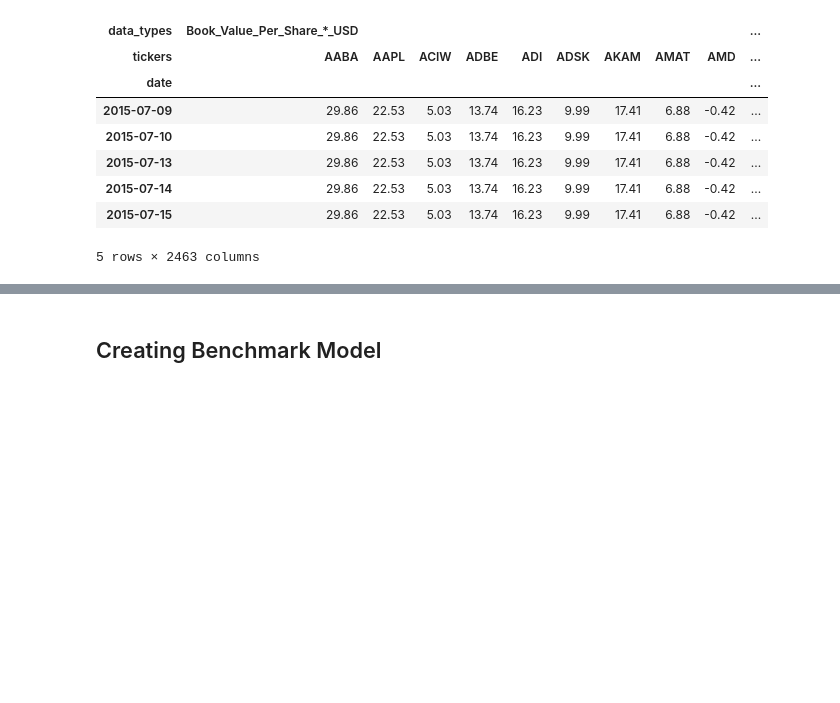
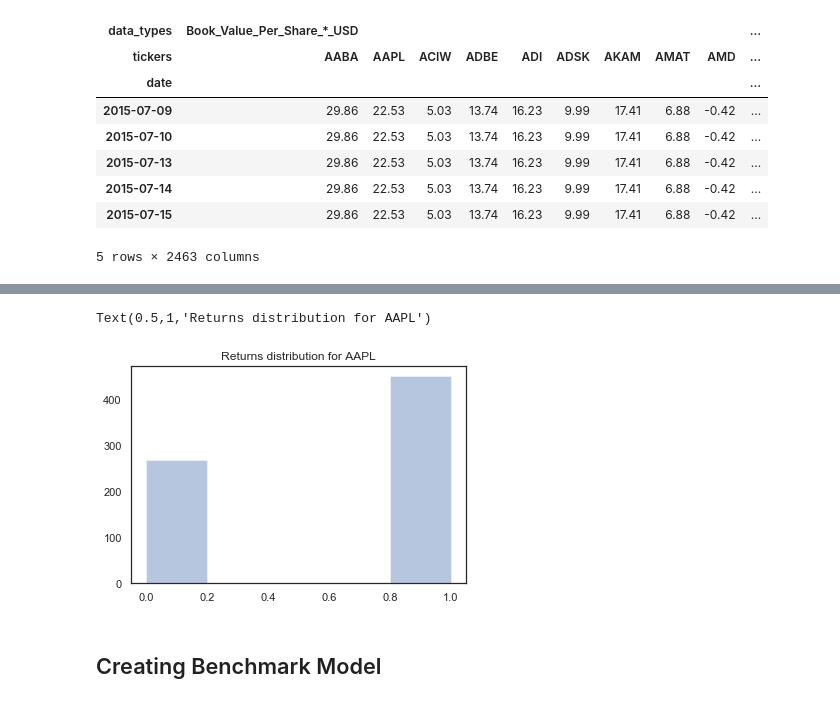
Before and after one commit to yjthay/Udacity-Machine-Learning-Engineer-Capstone-Project, a Jupyter notebook: Capstone Report.ipynb, the cells around one changed output, grey strips where cells are left out. Saved outputs shown, nothing was run; the diff lists cells and outputs as text; code cells hidden in the pictures; blank space fills up the shorter version.

```diff
--- a/Capstone Report.ipynb
+++ b/Capstone Report.ipynb
@@ -340,2 +265,8 @@ The levels are  ['data_types', 'tickers']
+# %%
+returns = sns.distplot(aapl.xs("returns_x_days",axis=1).dropna(),kde=False)
+returns.set_title("Returns distribution for {}".format(ticker))
+# %% [output]
+Text(0.5,1,'Returns distribution for AAPL')
+[figure, added]
 # %% [markdown]
 ## Creating Benchmark Model
```
Also changed, not shown: parts of 31 cells of this notebook, 8 other files.
